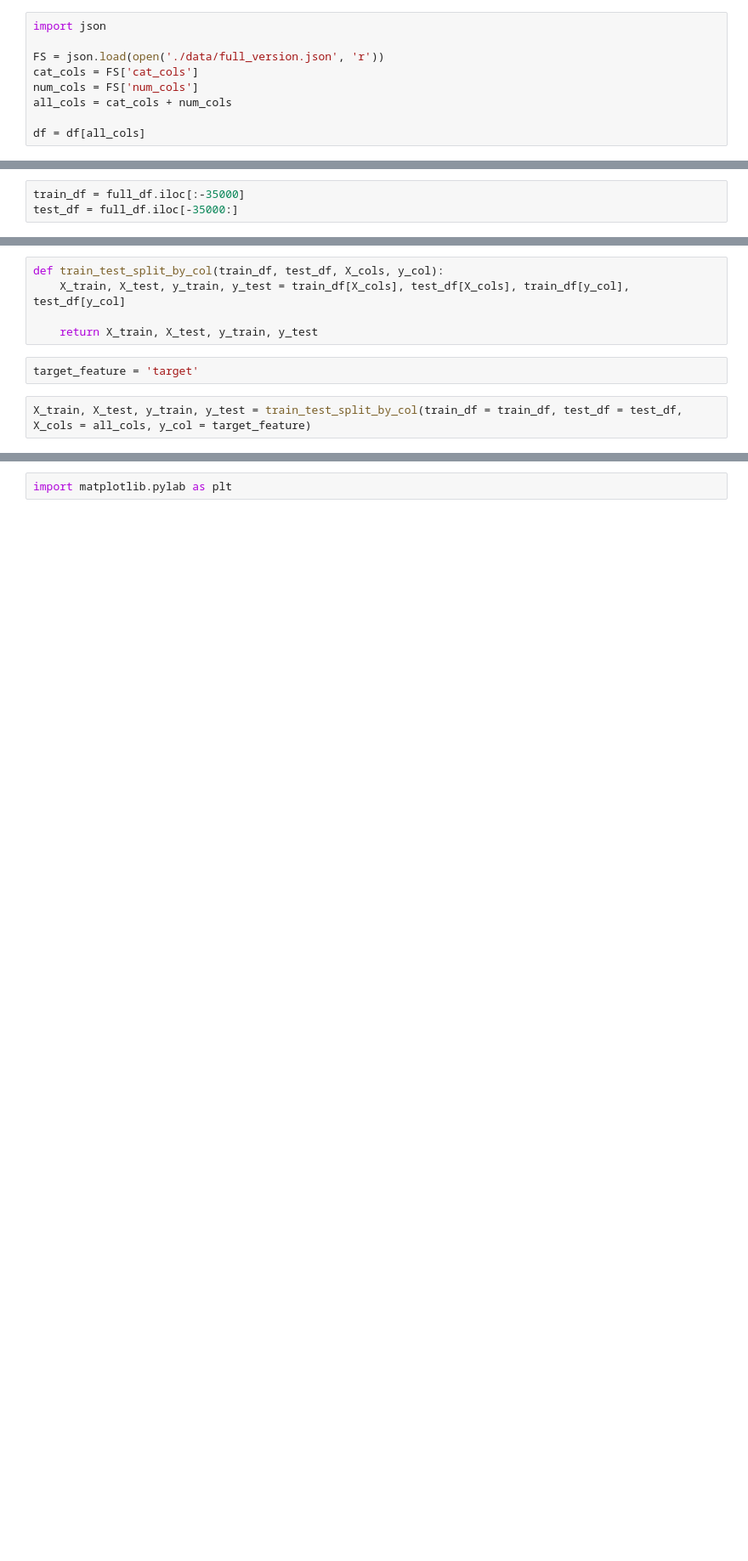
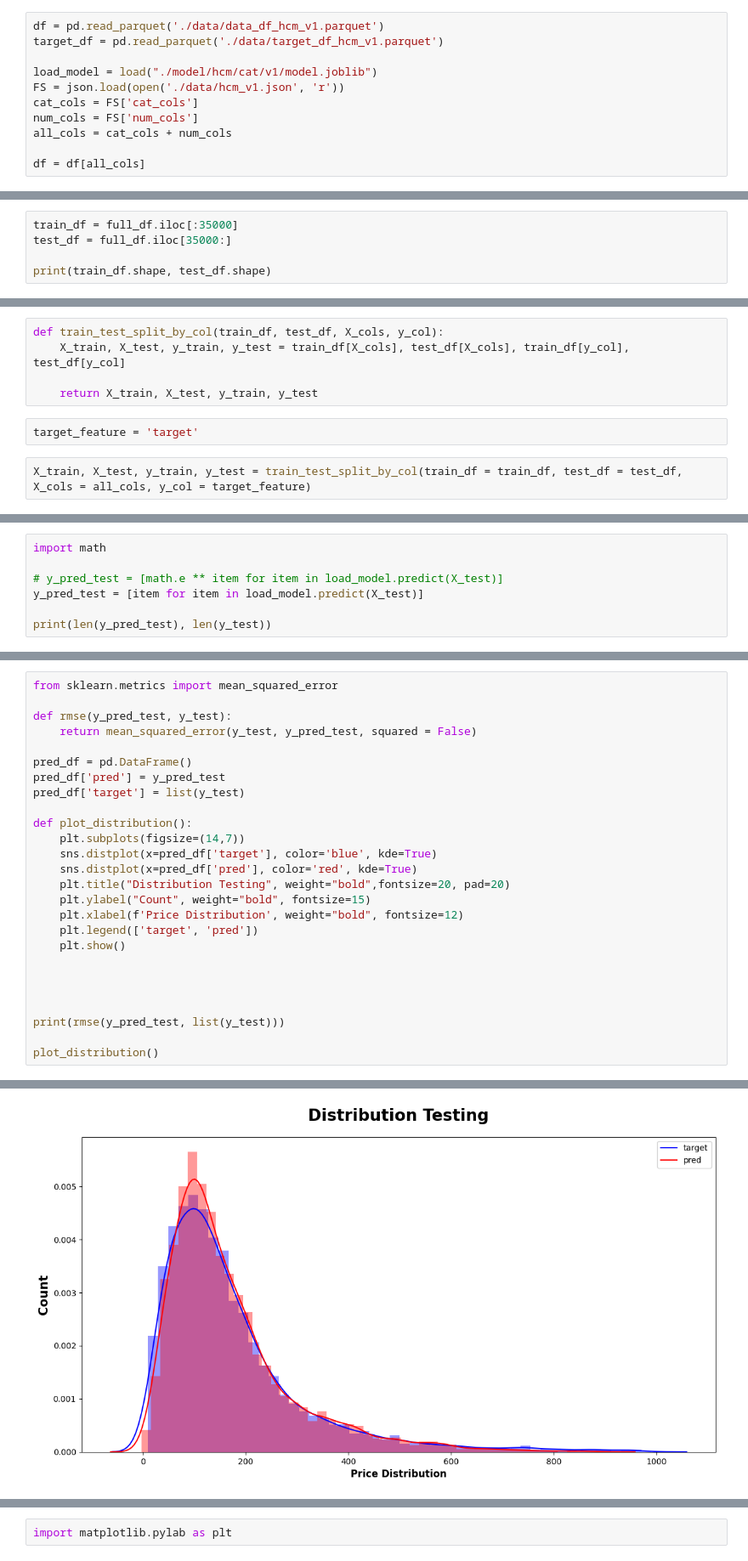
Before and after one commit to JJLEE-20194099/datn-notebook-eda, a Jupyter notebook: all.ipynb, the cells around one changed output, grey strips where cells are left out. Shown at 85% size. Drawn from its saved outputs; the diff is of its cells as text; blank space fills up the shorter version.

```diff
--- a/all.ipynb
+++ b/all.ipynb
@@ -7,7 +13,9 @@ target_df = pd.read_parquet('./data/target_df_hcm.parquet')
 # %%
-import json
+df = pd.read_parquet('./data/data_df_hcm_v1.parquet')
+target_df = pd.read_parquet('./data/target_df_hcm_v1.parquet')
 
-FS = json.load(open('./data/full_version.json', 'r'))
+load_model = load("./model/hcm/cat/v1/model.joblib")
+FS = json.load(open('./data/hcm_v1.json', 'r'))
 cat_cols = FS['cat_cols']
 num_cols = FS['num_cols']
 all_cols = cat_cols + num_cols
@@ -18,3 +45,5 @@ full_df = pd.concat([df, target_df['target']], axis = 1)
 # %%
-train_df = full_df.iloc[:-35000]
-test_df = full_df.iloc[-35000:]
+train_df = full_df.iloc[:35000]
+test_df = full_df.iloc[35000:]
+
+print(train_df.shape, test_df.shape)
@@ -56,0 +85,7 @@ rmse(y_pred_test, y_test)
+# %%
+import math
+
+# y_pred_test = [math.e ** item for item in load_model.predict(X_test)]
+y_pred_test = [item for item in load_model.predict(X_test)]
+
+print(len(y_pred_test), len(y_test))
@@ -56,0 +113,27 @@ rmse(y_pred_test, y_test)
+# %%
+from sklearn.metrics import mean_squared_error
+
+def rmse(y_pred_test, y_test):
+    return mean_squared_error(y_test, y_pred_test, squared = False)
+
+pred_df = pd.DataFrame()
+pred_df['pred'] = y_pred_test
+pred_df['target'] = list(y_test)
+
+def plot_distribution():
+    plt.subplots(figsize=(14,7))
+    sns.distplot(x=pred_df['target'], color='blue', kde=True)
+    sns.distplot(x=pred_df['pred'], color='red', kde=True)
+    plt.title("Distribution Testing", weight="bold",fontsize=20, pad=20)
+    plt.ylabel("Count", weight="bold", fontsize=15)
+    plt.xlabel(f'Price Distribution', weight="bold", fontsize=12)
+    plt.legend(['target', 'pred'])
+    plt.show()
+
+
+
+
+print(rmse(y_pred_test, list(y_test)))
+
+plot_distribution()
+# %% [output]
@@ -56,0 +160 @@ rmse(y_pred_test, y_test)
+[figure, added]
```
Also changed, not shown: parts of 31 cells of this notebook, 34 other files.
